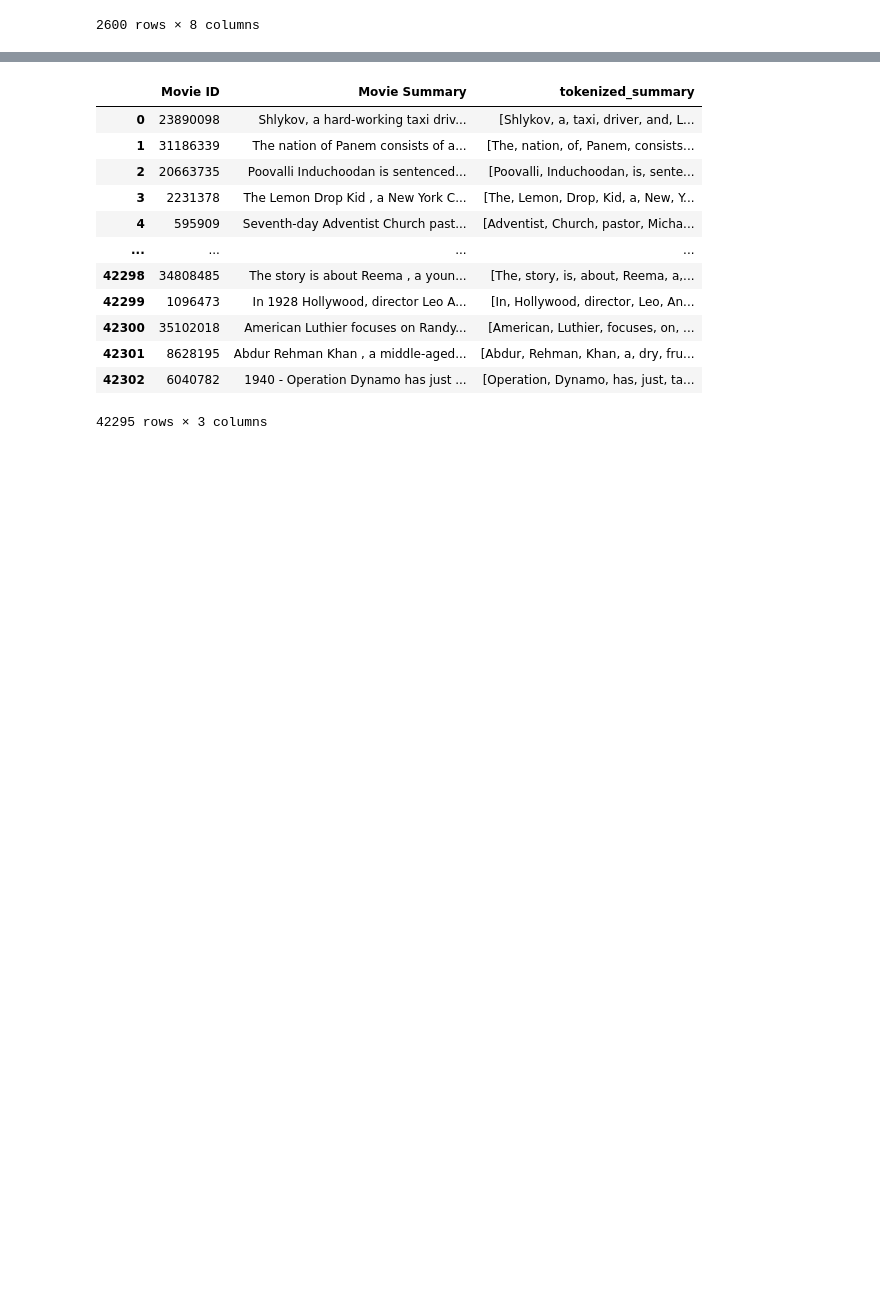
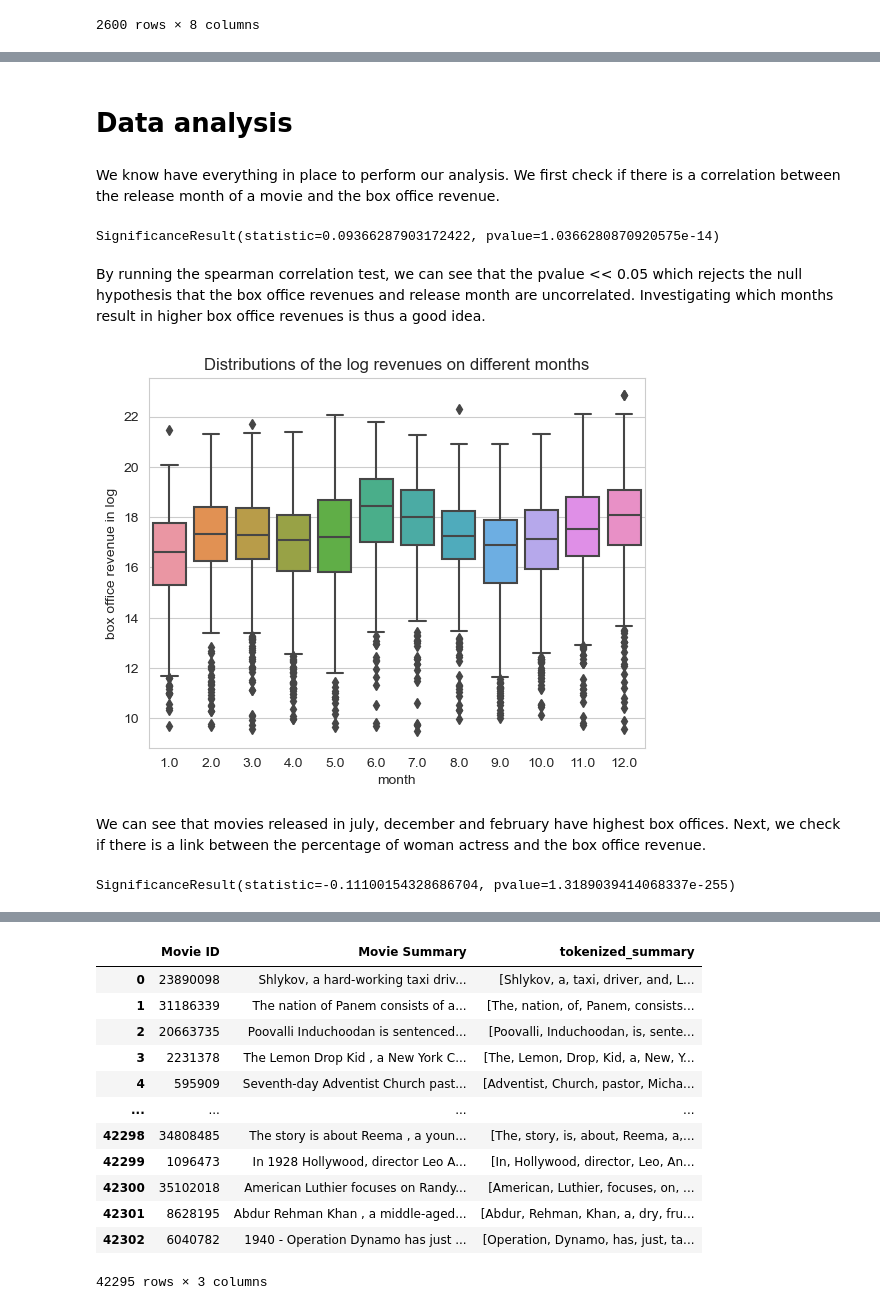
Before and after one commit to epfl-ada/ada-2023-project-adaflix, a Jupyter notebook: milestone_2.ipynb, the cells around one changed output, grey strips where cells are left out. Drawn from its saved outputs; the diff is of its cells as text; code cells hidden in the pictures; blank space fills up the shorter version.

```diff
--- a/milestone_2.ipynb
+++ b/milestone_2.ipynb
@@ -464,0 +151,13 @@ The shape of the summary metadata after removing duplicates is : (42295, 2)
+# %%
+# Extracting 'Movie runtime' and 'log_revenues' columns into a new dataframe
+movie_runtime_df = movie_with_inflation[['Movie runtime', 'log_revenues']].copy()
+# Extracting 'Movie Languages' and 'log_revenues' columns into a new dataframe
+movie_languages_df = movie_with_inflation[['Movie Languages', 'log_revenues']].copy()
+# Extracting 'Movie Countries' and 'log_revenues' columns into a new dataframe
+movie_countries_df = movie_with_inflation[['Movie Countries', 'log_revenues']].copy()
+# Extracting 'Movie Genres' and 'log_revenues' columns into a new dataframe
+movie_genres_df = movie_with_inflation[['Movie Genres', 'log_revenues']].copy()
+# Extracting 'Month' and 'log_revenues' columns into a new dataframe
+months_df = movie_with_inflation[['Month', 'log_revenues']].copy()
+# Extracting 'Year' and 'log_revenues' columns into a new dataframe
+years_df = movie_with_inflation[['Year', 'log_revenues']].copy()
@@ -464,0 +166,8 @@ The shape of the summary metadata after removing duplicates is : (42295, 2)
+# %%
+# Drop NaNs in each small dataframes
+movie_runtime_df.dropna(subset=['Movie runtime'], inplace=True)
+movie_languages_df.dropna(subset=['Movie Languages'], inplace=True)
+movie_countries_df.dropna(subset=['Movie Countries'], inplace=True)
+movie_genres_df.dropna(subset=['Movie Genres'], inplace=True)
+years_df.dropna(subset=['Year'], inplace=True) #no nan but safer
+months_df.dropna(subset=['Month'], inplace=True)
@@ -464,0 +263,27 @@ The shape of the summary metadata after removing duplicates is : (42295, 2)
+# %% [markdown]
+# Data analysis
+# %% [markdown]
+We know have everything in place to perform our analysis. We first check if there is a correlation between the release month of a movie and the box office revenue.
+# %%
+# Compute the correlation between release month and log revenues
+stats.spearmanr(months_df['Month'], months_df['log_revenues'])
+# %% [output]
+SignificanceResult(statistic=0.09366287903172422, pvalue=1.0366280870920575e-14)
+# %% [markdown]
+By running the spearman correlation test, we can see that the pvalue << 0.05 which rejects the null hypothesis that the box office revenues and release month are uncorrelated. Investigating which months result in higher box office revenues is thus a good idea.
+# %%
+grouped_months = months_df.groupby("Month").mean('log_revenues')
+# boxplot of the revenues for each month
+sns.boxplot(x='Month', y='log_revenues', data=months_df)
+plt.title("Distributions of the log revenues on different months")
+plt.ylabel("box office revenue in log")
+plt.xlabel("month")
+plt.show()
+# %% [output]
+[figure, added]
+# %% [markdown]
+We can see that movies released in july, december and february have highest box offices. Next, we check if there is a link between the percentage of woman actress and the box office revenue.
+# %%
+stats.spearmanr(gender_df['Percentage Women'], gender_df['log_revenues'])
+# %% [output]
+SignificanceResult(statistic=-0.11100154328686704, pvalue=1.3189039414068337e-255)
```
Also changed, not shown: parts of 122 cells of this notebook, 1 other file.
